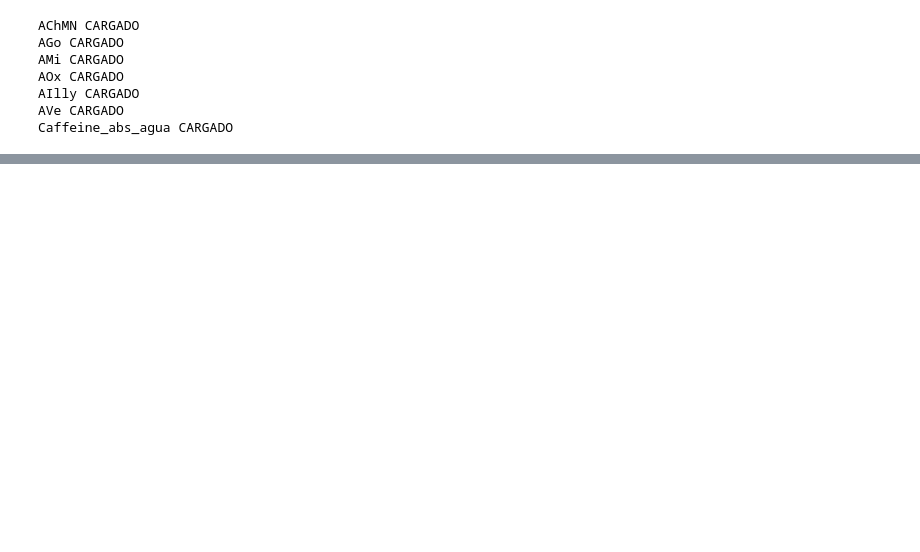
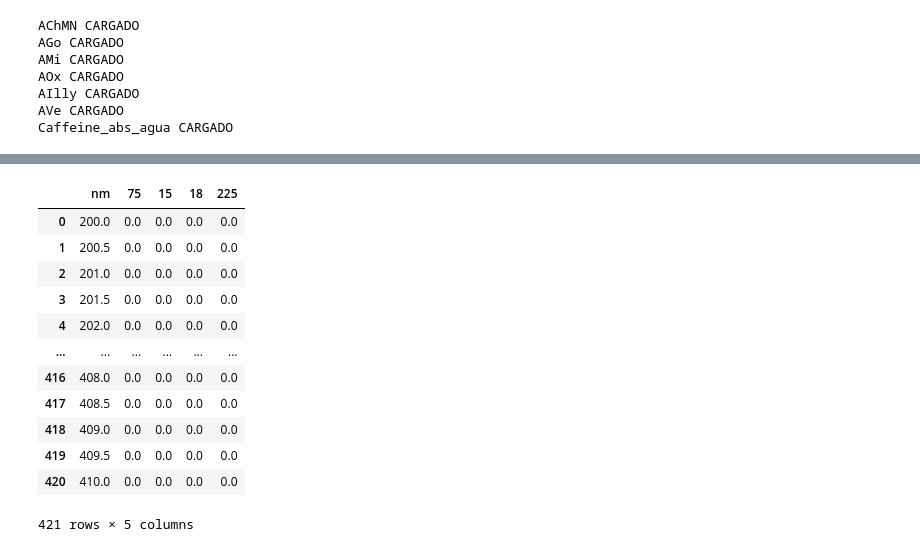
Before and after one commit to jazoro911/CafeLab, a Jupyter notebook: Liz/Proyects/Abs-agua.ipynb, the cells around one changed output, grey strips where cells are left out. Saved outputs shown, nothing was run; the diff lists cells and outputs as text; code cells hidden in the pictures; blank space fills up the shorter version.

```diff
--- a/Liz/Proyects/Abs-agua.ipynb
+++ b/Liz/Proyects/Abs-agua.ipynb
@@ -34,3 +51,19 @@ Caffeine_abs_agua CARGADO
+# %%
+dataframes['AChMN']
+# %% [output]
+|  | nm | 75 | 15 | 18 | 225 |
+| 0 | 200.0 | 0.0 | 0.0 | 0.0 | 0.0 |
+| 1 | 200.5 | 0.0 | 0.0 | 0.0 | 0.0 |
+| 2 | 201.0 | 0.0 | 0.0 | 0.0 | 0.0 |
+| 3 | 201.5 | 0.0 | 0.0 | 0.0 | 0.0 |
+| 4 | 202.0 | 0.0 | 0.0 | 0.0 | 0.0 |
+| ... | ... | ... | ... | ... | ... |
+| 416 | 408.0 | 0.0 | 0.0 | 0.0 | 0.0 |
+| 417 | 408.5 | 0.0 | 0.0 | 0.0 | 0.0 |
+| 418 | 409.0 | 0.0 | 0.0 | 0.0 | 0.0 |
+| 419 | 409.5 | 0.0 | 0.0 | 0.0 | 0.0 |
+| 420 | 410.0 | 0.0 | 0.0 | 0.0 | 0.0 |
+421 rows × 5 columns
 # %%
 # Asegúrate de que file_suffix_A y file_suffix_T sean listas
 file_suffix_A = list(file_suffix_A)
```
Also changed, not shown: parts of 2 cells of this notebook, 1 other file.
